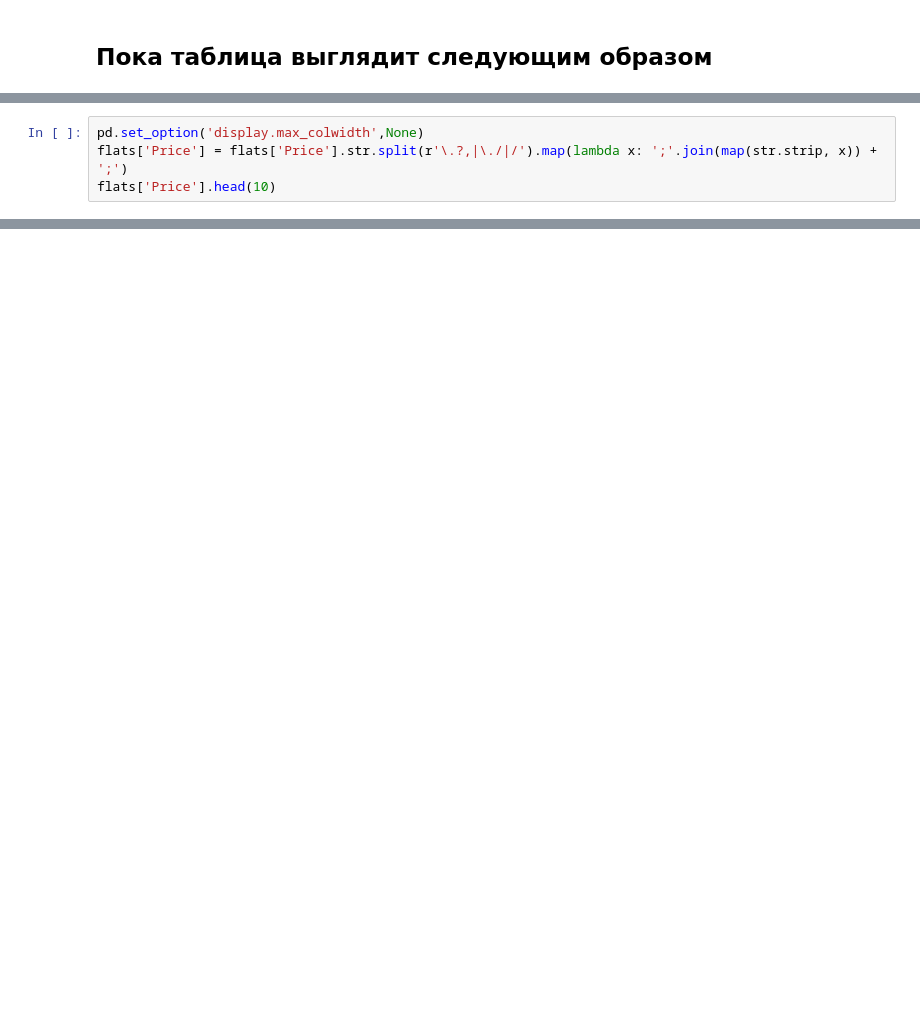
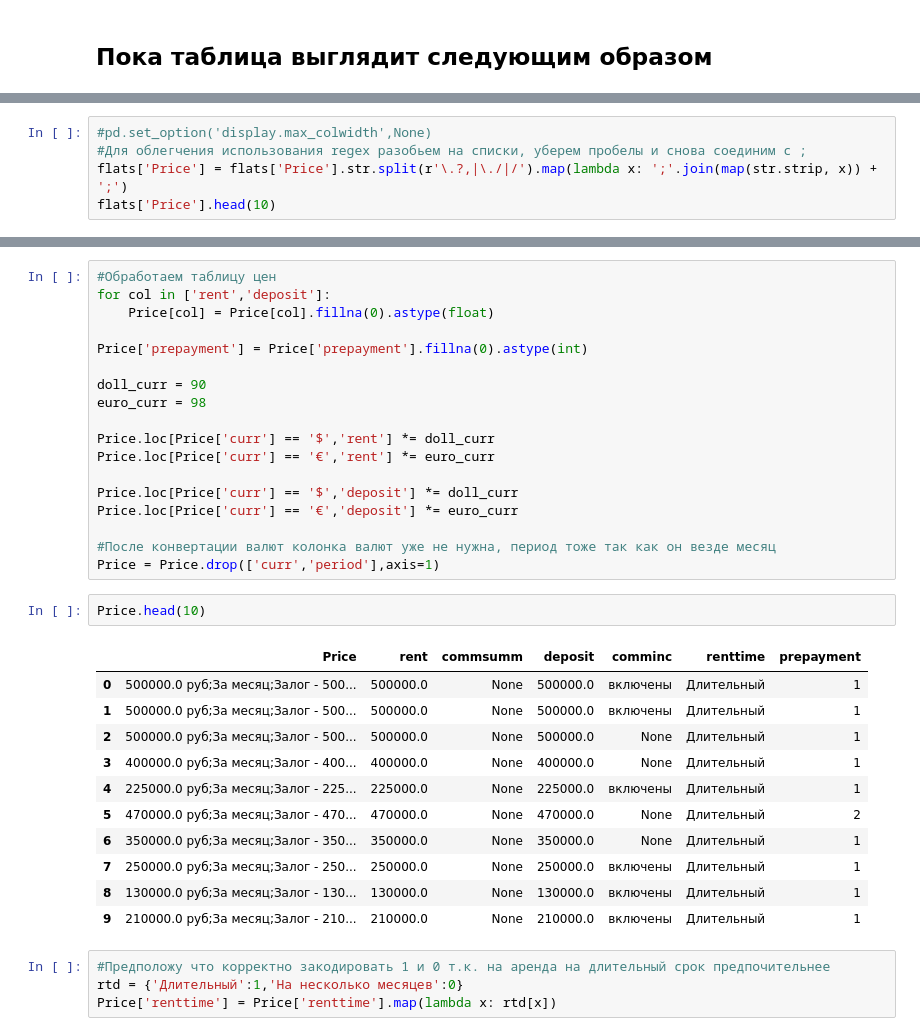
Before and after one commit to kolaz92/FlatPrices, a Jupyter notebook: preprocessing.ipynb, the cells around one changed output, grey strips where cells are left out. Cells and saved outputs as stored; diff of their text form; blank space fills up the shorter version.

```diff
--- a/preprocessing.ipynb
+++ b/preprocessing.ipynb
@@ -57,7 +74,8 @@ flats.head(10)
 | 8 | 3 | 0 | 0 | 9 | Москва, Новинский бульвар, 18С1 | 120.0 | 5/10, Сталинский | открытая | ... |
 | 9 | 4 | 0 | 0 | 10 | Москва, улица Арбат, 30/3С1 | 90.0 | 2/7, Сталинский | открытая | ... |
 # %%
-pd.set_option('display.max_colwidth',None)
+#pd.set_option('display.max_colwidth',None)
+#Для облегчения использования regex разобьем на списки, уберем пробелы и снова соединим с ;
 flats['Price'] = flats['Price'].str.split(r'\.?,|\./|/').map(lambda x: ';'.join(map(str.strip, x)) + ';')
 flats['Price'].head(10)
 # %% [output]
@@ -110,0 +126,36 @@ Name: prepayment, Length: 23368, dtype: object
+# %%
+#Обработаем таблицу цен
+for col in ['rent','deposit']:
+    Price[col] = Price[col].fillna(0).astype(float)
+
+Price['prepayment'] = Price['prepayment'].fillna(0).astype(int)
+
+doll_curr = 90
+euro_curr = 98
+
+Price.loc[Price['curr'] == '$','rent'] *= doll_curr
+Price.loc[Price['curr'] == '€','rent'] *= euro_curr
+
+Price.loc[Price['curr'] == '$','deposit'] *= doll_curr
+Price.loc[Price['curr'] == '€','deposit'] *= euro_curr
+
+#После конвертации валют колонка валют уже не нужна, период тоже так как он везде месяц
+Price = Price.drop(['curr','period'],axis=1)
+# %%
+Price.head(10)
+# %% [output]
+|  | Price | rent | commsumm | deposit | comminc | renttime | prepayment |
+| 0 | 500000.0 руб;За месяц;Залог - 500... | 500000.0 | None | 500000.0 | включены | Длительный | 1 |
+| 1 | 500000.0 руб;За месяц;Залог - 500... | 500000.0 | None | 500000.0 | включены | Длительный | 1 |
+| 2 | 500000.0 руб;За месяц;Залог - 500... | 500000.0 | None | 500000.0 | None | Длительный | 1 |
+| 3 | 400000.0 руб;За месяц;Залог - 400... | 400000.0 | None | 400000.0 | None | Длительный | 1 |
+| 4 | 225000.0 руб;За месяц;Залог - 225... | 225000.0 | None | 225000.0 | включены | Длительный | 1 |
+| 5 | 470000.0 руб;За месяц;Залог - 470... | 470000.0 | None | 470000.0 | None | Длительный | 2 |
+| 6 | 350000.0 руб;За месяц;Залог - 350... | 350000.0 | None | 350000.0 | None | Длительный | 1 |
+| 7 | 250000.0 руб;За месяц;Залог - 250... | 250000.0 | None | 250000.0 | включены | Длительный | 1 |
+| 8 | 130000.0 руб;За месяц;Залог - 130... | 130000.0 | None | 130000.0 | включены | Длительный | 1 |
+| 9 | 210000.0 руб;За месяц;Залог - 210... | 210000.0 | None | 210000.0 | включены | Длительный | 1 |
+# %%
+#Предположу что корректно закодировать 1 и 0 т.к. на аренда на длительный срок предпочительнее
+rtd = {'Длительный':1,'На несколько месяцев':0}
+Price['renttime'] = Price['renttime'].map(lambda x: rtd[x])
```
Also changed, not shown: parts of 19 cells of this notebook.
